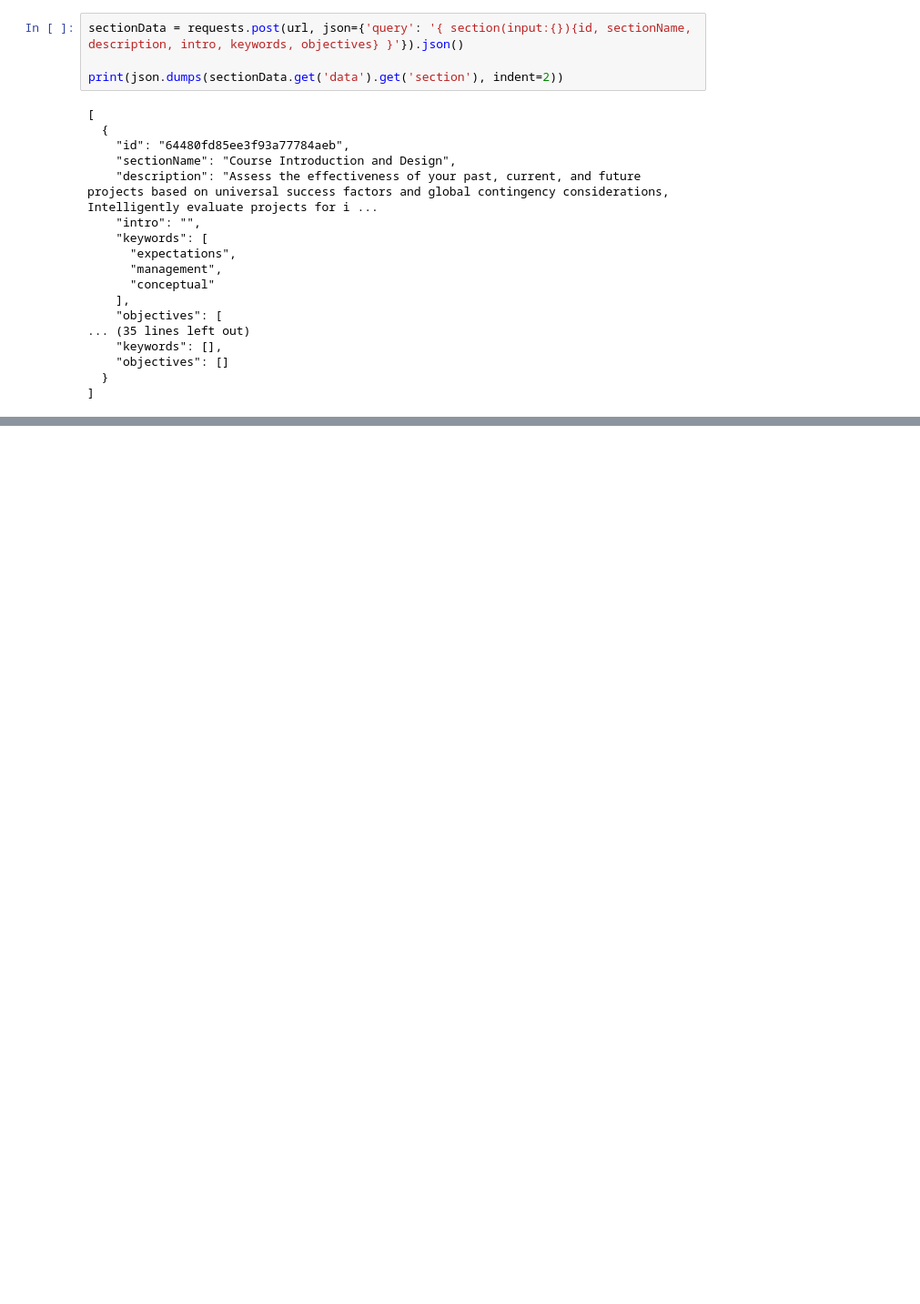
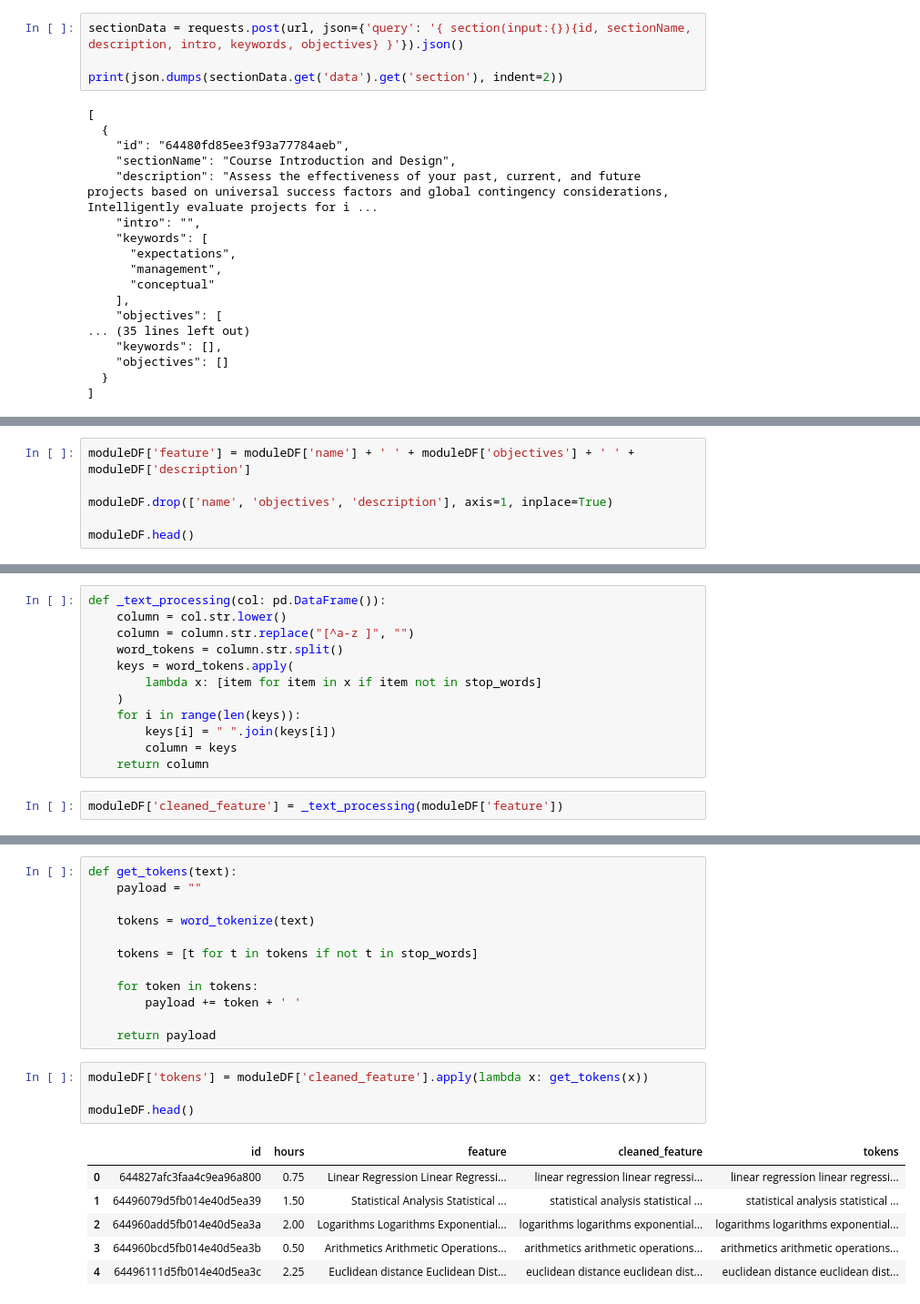
Before and after one commit to odu-emse/mms, a Jupyter notebook: cluster.ipynb, the cells around one changed output, grey strips where cells are left out. Shown at 91% size. Drawn from its saved outputs; the diff is of its cells as text; blank space fills up the shorter version.

```diff
--- a/cluster.ipynb
+++ b/cluster.ipynb
@@ -94,0 +125,6 @@ objectivesDF.head(10)
+# %%
+moduleDF['feature'] = moduleDF['name'] + ' ' + moduleDF['objectives'] + ' ' + moduleDF['description']
+
+moduleDF.drop(['name', 'objectives', 'description'], axis=1, inplace=True)
+
+moduleDF.head()
@@ -94,0 +138,14 @@ objectivesDF.head(10)
+# %%
+def _text_processing(col: pd.DataFrame()):
+    column = col.str.lower()
+    column = column.str.replace("[^a-z ]", "")
+    word_tokens = column.str.split()
+    keys = word_tokens.apply(
+        lambda x: [item for item in x if item not in stop_words]
+    )
+    for i in range(len(keys)):
+        keys[i] = " ".join(keys[i])
+        column = keys
+    return column
+# %%
+moduleDF['cleaned_feature'] = _text_processing(moduleDF['feature'])
@@ -94,0 +161,23 @@ objectivesDF.head(10)
+# %%
+def get_tokens(text):
+    payload = ""
+
+    tokens = word_tokenize(text)
+
+    tokens = [t for t in tokens if not t in stop_words]
+
+    for token in tokens:
+        payload += token + ' '
+
+    return payload
+# %%
+moduleDF['tokens'] = moduleDF['cleaned_feature'].apply(lambda x: get_tokens(x))
+
+moduleDF.head()
+# %% [output]
+|  | id | hours | feature | cleaned_feature | tokens |
+| 0 | 644827afc3faa4c9ea96a800 | 0.75 | Linear Regression Linear Regressi... | linear regression linear regressi... | linear regression linear regressi... |
+| 1 | 64496079d5fb014e40d5ea39 | 1.50 | Statistical Analysis Statistical ... | statistical analysis statistical ... | statistical analysis statistical ... |
+| 2 | 644960add5fb014e40d5ea3a | 2.00 | Logarithms Logarithms Exponential... | logarithms logarithms exponential... | logarithms logarithms exponential... |
+| 3 | 644960bcd5fb014e40d5ea3b | 0.50 | Arithmetics Arithmetic Operations... | arithmetics arithmetic operations... | arithmetics arithmetic operations... |
+| 4 | 64496111d5fb014e40d5ea3c | 2.25 | Euclidean distance Euclidean Dist... | euclidean distance euclidean dist... | euclidean distance euclidean dist... |
```
Also changed, not shown: parts of 22 cells of this notebook, 1 other file.
